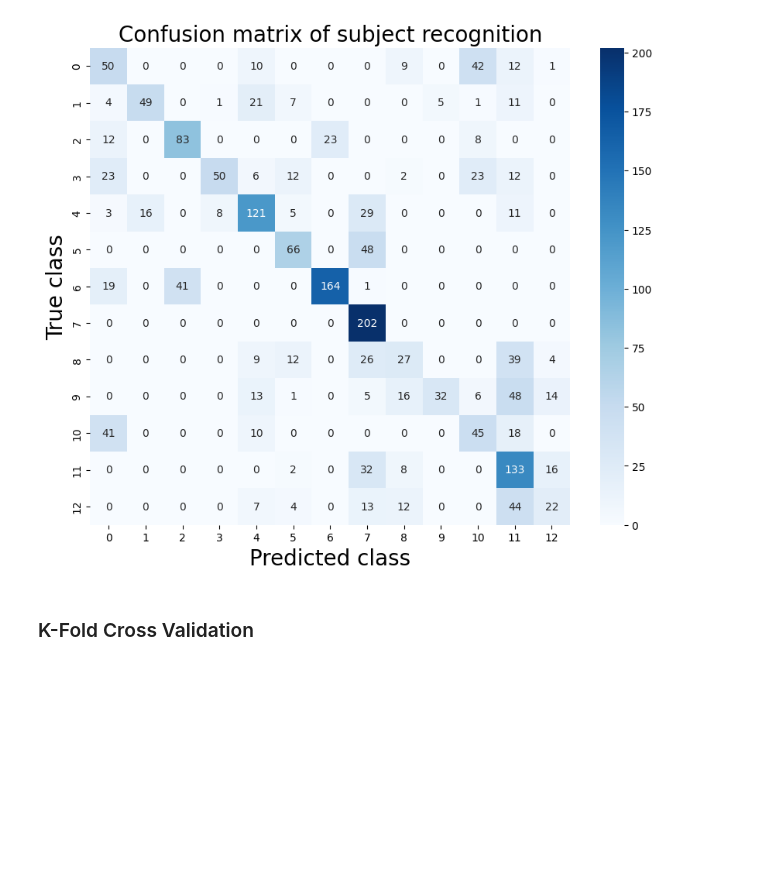
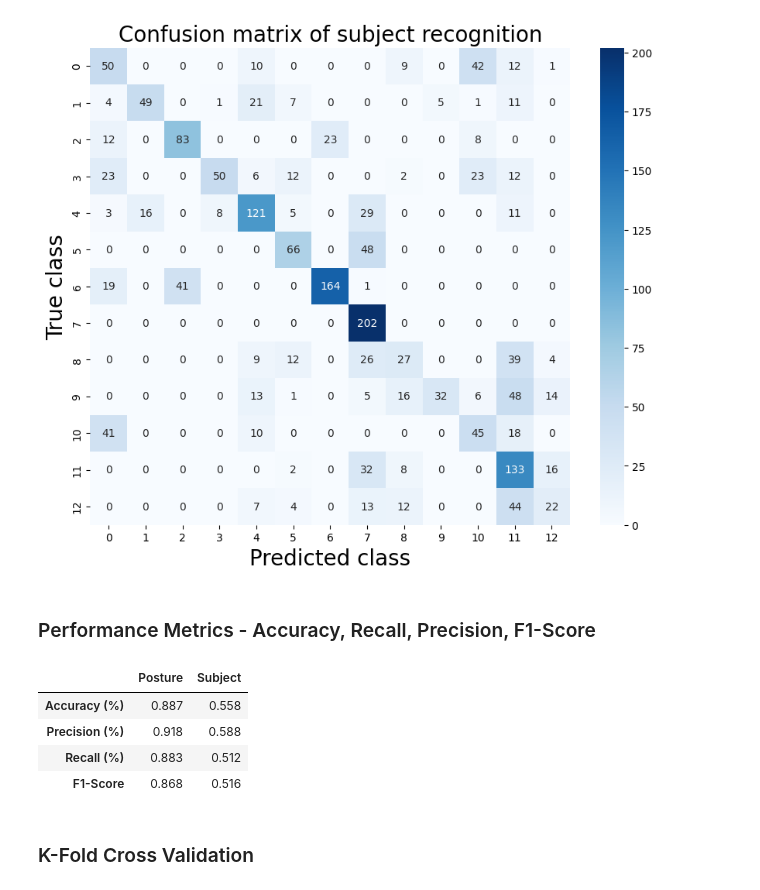
Before and after one commit to sofiapopetrogu/HDA, a Jupyter notebook: hda_project_new.ipynb, the cells around one changed output. Drawn from its saved outputs; the diff is of its cells as text; code cells hidden in the pictures; blank space fills up the shorter version.

Commit message:
added performance metrics

```diff
--- a/hda_project_new.ipynb
+++ b/hda_project_new.ipynb
@@ -659,6 +663,37 @@ plt.title('Confusion matrix of subject recognition', fontsize=20)
 plt.show()
 # %% [output]
 [figure]
+# %% [markdown]
+### Performance Metrics - Accuracy, Recall, Precision, F1-Score
+# %%
+# Accuracy, Precision, Recall, F1-Score
+posture_accuracy = accuracy_score(y_true, y_pred_posture)
+subject_accuracy = accuracy_score(label_s_true, y_pred_subject)
+
+posture_precision, posture_recall, posture_fscore, _ = precision_recall_fscore_support(y_true, y_pred_posture)
+subject_precision, subject_recall, subject_fscore, _ = precision_recall_fscore_support(label_s_true, y_pred_subject)
+
+# Create a DataFrame to display the results
+results = pd.DataFrame(index=['Accuracy (%)', 'Precision (%)', 'Recall (%)', 'F1-Score'])
+
+# Add the results to the DataFrame
+results['Posture'] = [np.round(posture_accuracy,3),
+                      np.round(np.mean(posture_precision),3),
+                      np.round(np.mean(posture_recall),3),
+                      np.round(np.mean(posture_fscore),3)]
+
+results['Subject'] = [np.round(subject_accuracy,3),
+                      np.round(np.mean(subject_precision),3),
+                      np.round(np.mean(subject_recall),3),
+                      np.round(np.mean(subject_fscore),3)]
+
+results
+# %% [output]
+|  | Posture | Subject |
+| Accuracy (%) | 0.887 | 0.558 |
+| Precision (%) | 0.918 | 0.588 |
+| Recall (%) | 0.883 | 0.512 |
+| F1-Score | 0.868 | 0.516 |
 # %% [markdown]
 ### K-Fold Cross Validation
 # %%
```
Also changed, not shown: parts of 5 cells of this notebook.
